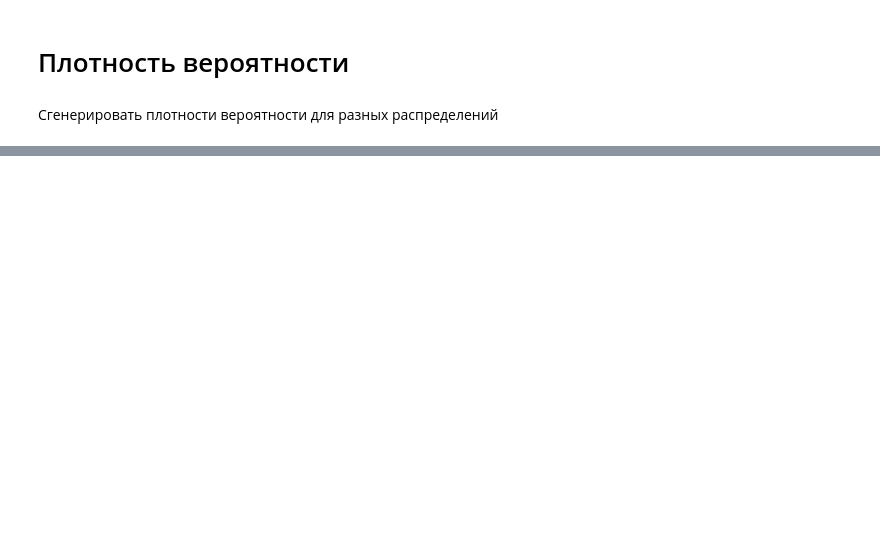
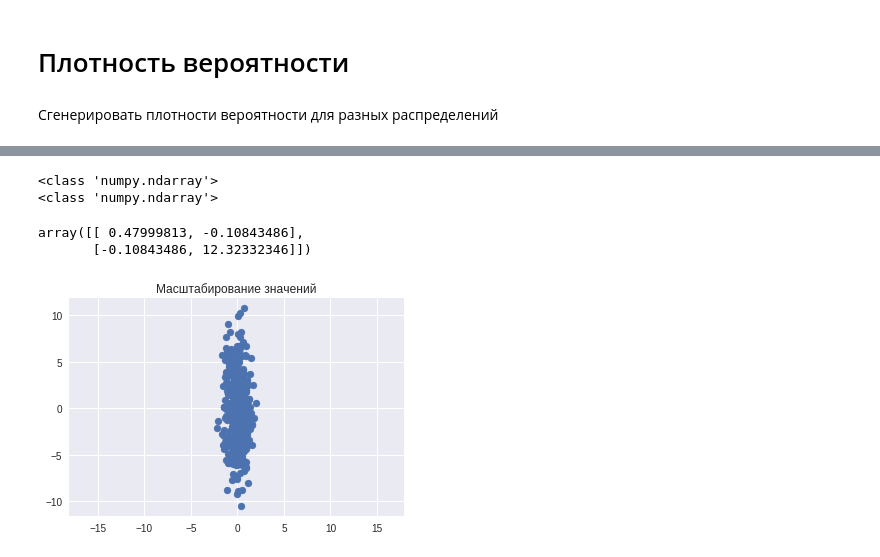
Before and after one commit to yustiks/statistics_in_python, a Jupyter notebook: Seminar.ipynb, the cells around one changed output, grey strips where cells are left out. Drawn from its saved outputs; the diff is of its cells as text; code cells hidden in the pictures; blank space fills up the shorter version.

```diff
--- a/Seminar.ipynb
+++ b/Seminar.ipynb
@@ -138,0 +77,38 @@ Text(0.5,0,'$x$')
+# %%
+# посчитать ковариацию переменных (разброс относительно друг друга)
+def cov(x, y):
+    xbar, ybar = x.mean(), y.mean()
+    return np.sum((x - xbar)*(y - ybar))/(len(x) - 1)
+
+# матрица ковариаций
+def cov_mat(X):
+    return np.array([[cov(X[0], X[0]), cov(X[0], X[1])], \
+                     [cov(X[1], X[0]), cov(X[1], X[1])]])
+
+# считаем матрицу ковариаций для вектора X
+cov_mat(X.T) # (or with np.cov(X.T))
+# %%
+# центрирование переменных x, y
+print(type(X))
+X = X - np.mean(X, 0)
+
+# Матрица масштабирования
+sx, sy = 0.7, 3.4
+
+
+# Умножаем матрицу масштабирования на X
+
+print(type(Y))
+
+plt.scatter(Y[:, 0], Y[:, 1])
+plt.title('Масштабирование значений')
+plt.axis('equal')
+
+# Calculate covariance matrix
+cov_mat(Y.T)
+# %% [output]
+<class 'numpy.ndarray'>
+<class 'numpy.ndarray'>
+array([[ 0.47999813, -0.10843486],
+       [-0.10843486, 12.32332346]])
+[figure, added]
```
Also changed, not shown: parts of 28 cells of this notebook.
